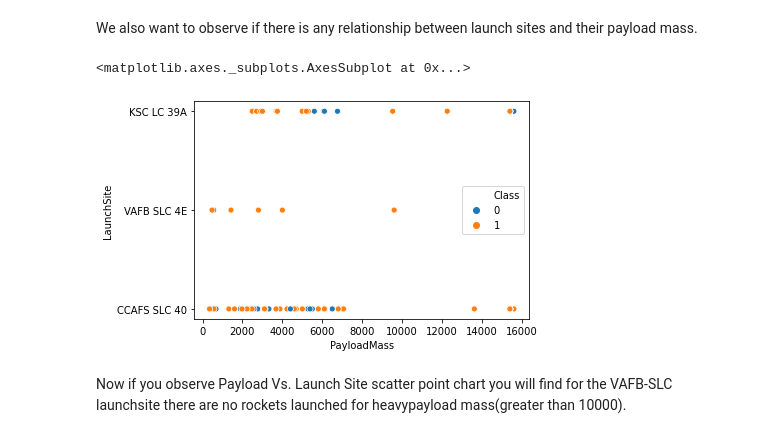
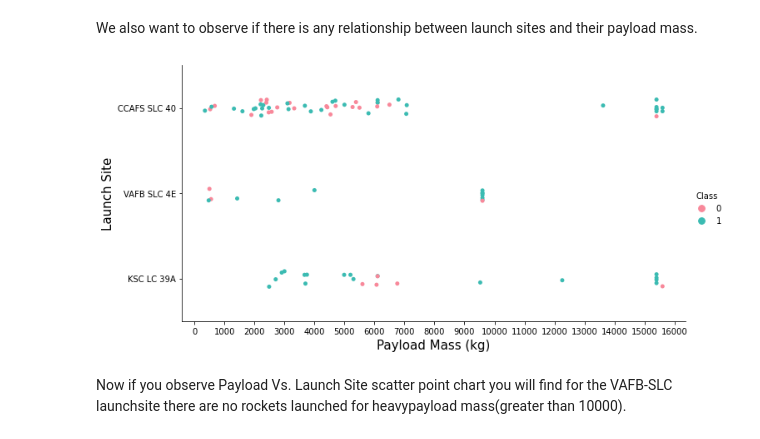
Before and after one commit to annabortle/IBM-DS, a Jupyter notebook: capstone_project/jupyter-labs-eda-dataviz.ipynb, the cells around one changed output. Drawn from its saved outputs; the diff is of its cells as text; code cells hidden in the pictures.

```diff
--- a/capstone_project/jupyter-labs-eda-dataviz.ipynb
+++ b/capstone_project/jupyter-labs-eda-dataviz.ipynb
@@ -85,5 +85,10 @@ Next, let's drill down to each site visualize its detailed launch records.
 Use the function <code>catplot</code> to plot <code>FlightNumber</code> vs <code>LaunchSite</code>, set the  parameter <code>x</code>  parameter to <code>FlightNumber</code>,set the  <code>y</code> to <code>Launch Site</code> and set the parameter <code>hue</code> to <code>'class'</code>
 # %%
 # Plot a scatter point chart with x axis to be Flight Number and y axis to be the launch site, and hue to be the class value
-sns.scatterplot(x="FlightNumber",y="LaunchSite",hue="Class",data=df)
+sns.set_palette(sns.color_palette('RdYlGn_r',1))
+sns.catplot(y="LaunchSite",x="FlightNumber",hue="Class",data=df,aspect = 2)
+plt.xlabel("Flight Number",fontsize=15)
+plt.ylabel("Launch Site",fontsize=15)
+plt.xticks(range(1,91,4))
+plt.show()
 # %% [output]
@@ -97,10 +101,13 @@ Now try to explain the patterns you found in the Flight Number vs. Launch Site s
 We also want to observe if there is any relationship between launch sites and their payload mass.
 # %%
 # Plot a scatter point chart with x axis to be Pay Load Mass (kg) and y axis to be the launch site, and hue to be the class value
-sns.scatterplot(x="PayloadMass",y="LaunchSite",hue="Class",data=df)
+sns.catplot(x="PayloadMass",y="LaunchSite",hue="Class",data=df,aspect = 2)
+plt.xlabel("Payload Mass (kg)",fontsize=15)
+plt.ylabel("Launch Site",fontsize=15)
+plt.xticks(range(0,17000,1000))
+plt.show()
 # %% [output]
-<matplotlib.axes._subplots.AxesSubplot at 0x...>
-[figure, old version]
+[figure, new version]
 # %% [markdown]
 Now if you observe Payload Vs. Launch Site scatter point chart you will find for the VAFB-SLC  launchsite there are no  rockets  launched for  heavypayload mass(greater than 10000).
 # %% [markdown]
```
Also changed, not shown: parts of 4 cells of this notebook.
